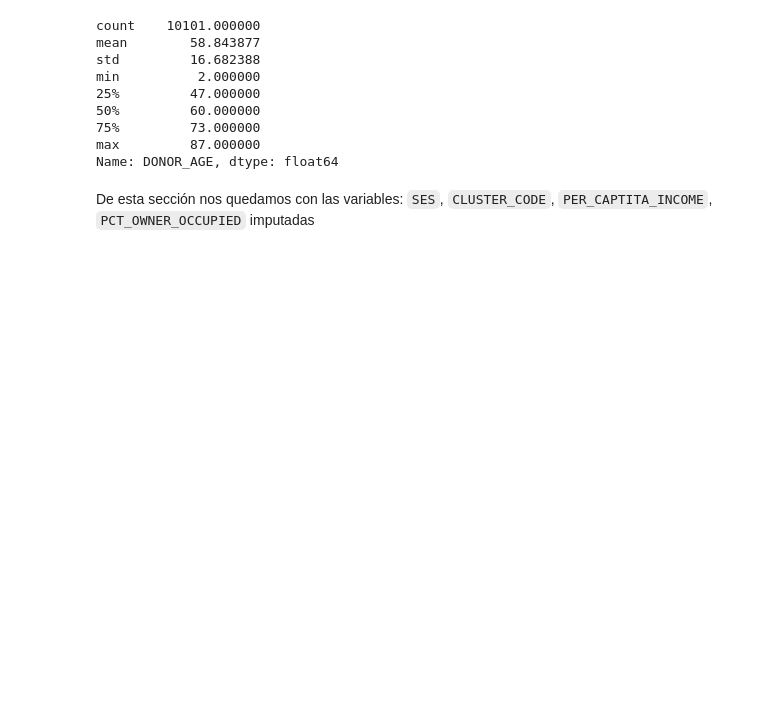
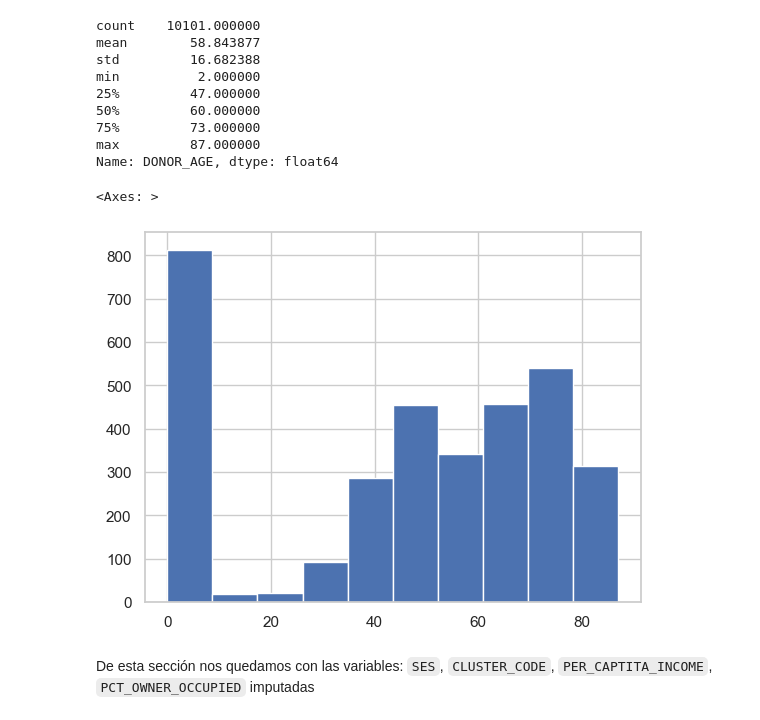
Before and after one commit to sofiamacein/MDAT, a Jupyter notebook: Donativos_EDA.ipynb, the cells around one changed output. Saved outputs shown, nothing was run; the diff lists cells and outputs as text; code cells hidden in the pictures; blank space fills up the shorter version.

```diff
--- a/Donativos_EDA.ipynb
+++ b/Donativos_EDA.ipynb
@@ -352,6 +417,0 @@ Imputamos `CLUSTER_CODE` por la moda que toma agrupado por `SES`. En el caso de
-# %%
-for ses_valor in demograficos['SES'].unique()[:-1]:
-    valor_mas_comun = demograficos[demograficos['SES'] == ses_valor]['CLUSTER_CODE'].mode()[0]
-    demograficos.loc[demograficos['CLUSTER_CODE'].isna() & (demograficos['SES'] == ses_valor), 'CLUSTER_CODE'] = valor_mas_comun
-
-demograficos['CLUSTER_CODE'].fillna(10, inplace=True)
@@ -419,6 +504,12 @@ min          2.000000
 75%         73.000000
 max         87.000000
 Name: DONOR_AGE, dtype: float64
+# %%
+# Parece una variable importante, cuando es missing hay muchos donantes
+df[df['TARGET_B']==1]['DONOR_AGE'].hist()
+# %% [output]
+<Axes: >
+[figure, added]
 # %% [markdown]
 De esta sección nos quedamos con las variables: `SES`, `CLUSTER_CODE`, `PER_CAPTITA_INCOME`, `PCT_OWNER_OCCUPIED` imputadas
 # %% [markdown]
```
Also changed, not shown: parts of 32 cells of this notebook.
